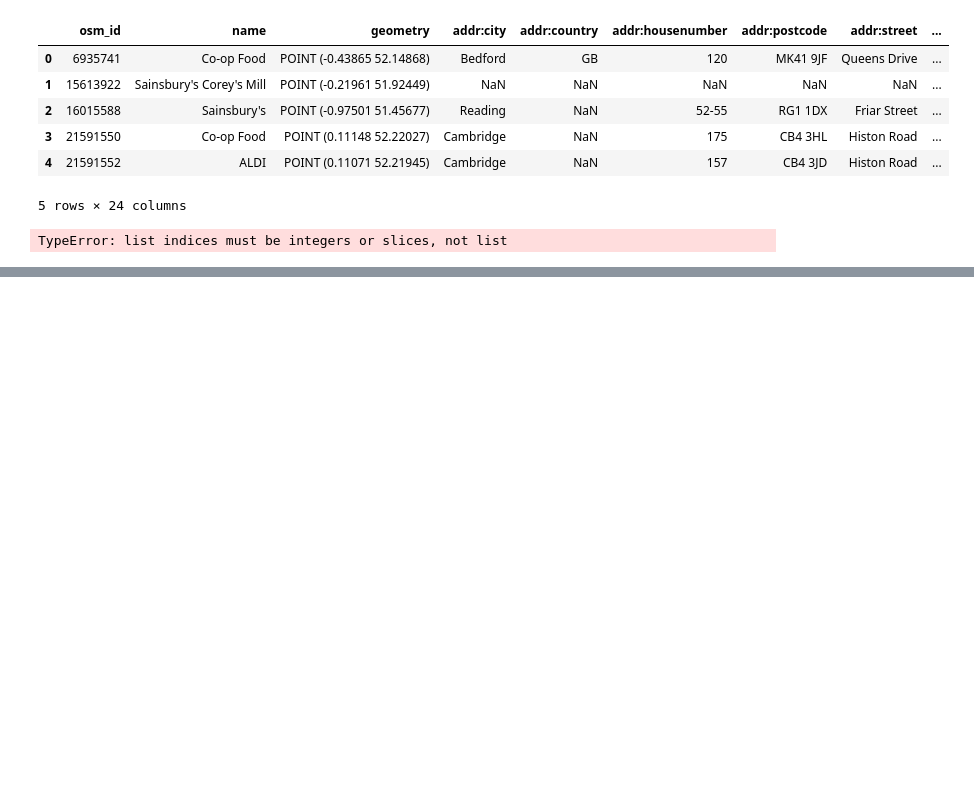
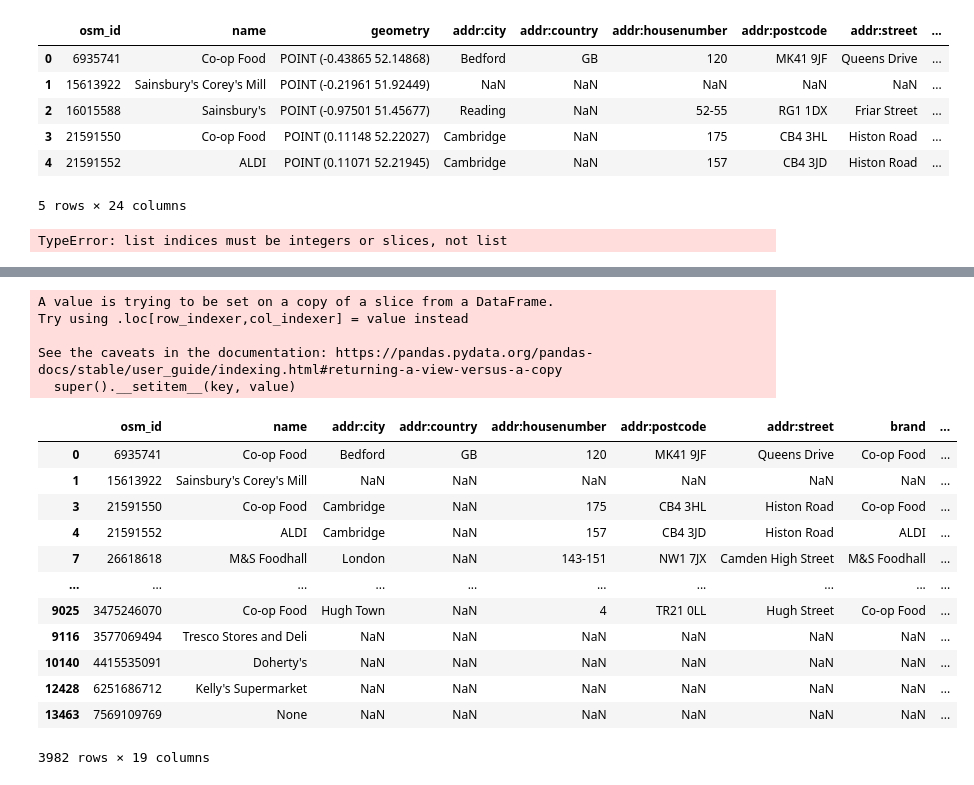
Before and after one commit to denironyx/geoapi, a Jupyter notebook: scripts/overpass-sup.ipynb, the cells around one changed output, grey strips where cells are left out. Drawn from its saved outputs; the diff is of its cells as text; code cells hidden in the pictures; blank space fills up the shorter version.

Commit message:
greater britain poi

```diff
--- a/scripts/overpass-sup.ipynb
+++ b/scripts/overpass-sup.ipynb
@@ -227,0 +230,4 @@ TypeError: list indices must be integers or slices, not list
+# %%
+gb_boundary = gpd.read_file("../data/Great_Britain_shapefile/gb_100km.shp")
+# %%
+gb_boundary = gb_boundary.to_crs("EPSG:4326")
@@ -227,0 +243,2 @@ TypeError: list indices must be integers or slices, not list
+# %%
+records_within_gb = gpd.sjoin(df, gb_boundary, op='within')
@@ -227,0 +285,2 @@ TypeError: list indices must be integers or slices, not list
+# %%
+records_ = records_within_gb[selected_columns]
@@ -227,0 +296,24 @@ TypeError: list indices must be integers or slices, not list
+# %%
+records_['lat'] = records_.geometry.y
+records_['long'] = records_.geometry.x
+
+records_.drop(columns = 'geometry')
+# %% [output]
+A value is trying to be set on a copy of a slice from a DataFrame.
+Try using .loc[row_indexer,col_indexer] = value instead
+
+See the caveats in the documentation: https://pandas.pydata.org/pandas-docs/stable/user_guide/indexing.html#returning-a-view-versus-a-copy
+  super().__setitem__(key, value)
+|  | osm_id | name | addr:city | addr:country | addr:housenumber | addr:postcode | addr:street | brand | ... |
+| 0 | 6935741 | Co-op Food | Bedford | GB | 120 | MK41 9JF | Queens Drive | Co-op Food | ... |
+| 1 | 15613922 | Sainsbury's Corey's Mill | NaN | NaN | NaN | NaN | NaN | NaN | ... |
+| 3 | 21591550 | Co-op Food | Cambridge | NaN | 175 | CB4 3HL | Histon Road | Co-op Food | ... |
+| 4 | 21591552 | ALDI | Cambridge | NaN | 157 | CB4 3JD | Histon Road | ALDI | ... |
+| 7 | 26618618 | M&S Foodhall | London | NaN | 143-151 | NW1 7JX | Camden High Street | M&S Foodhall | ... |
+| ... | ... | ... | ... | ... | ... | ... | ... | ... | ... |
+| 9025 | 3475246070 | Co-op Food | Hugh Town | NaN | 4 | TR21 0LL | Hugh Street | Co-op Food | ... |
+| 9116 | 3577069494 | Tresco Stores and Deli | NaN | NaN | NaN | NaN | NaN | NaN | ... |
+| 10140 | 4415535091 | Doherty's | NaN | NaN | NaN | NaN | NaN | NaN | ... |
+| 12428 | 6251686712 | Kelly's Supermarket | NaN | NaN | NaN | NaN | NaN | NaN | ... |
+| 13463 | 7569109769 | None | NaN | NaN | NaN | NaN | NaN | NaN | ... |
+3982 rows × 19 columns
```
Also changed, not shown: parts of 13 cells of this notebook.
